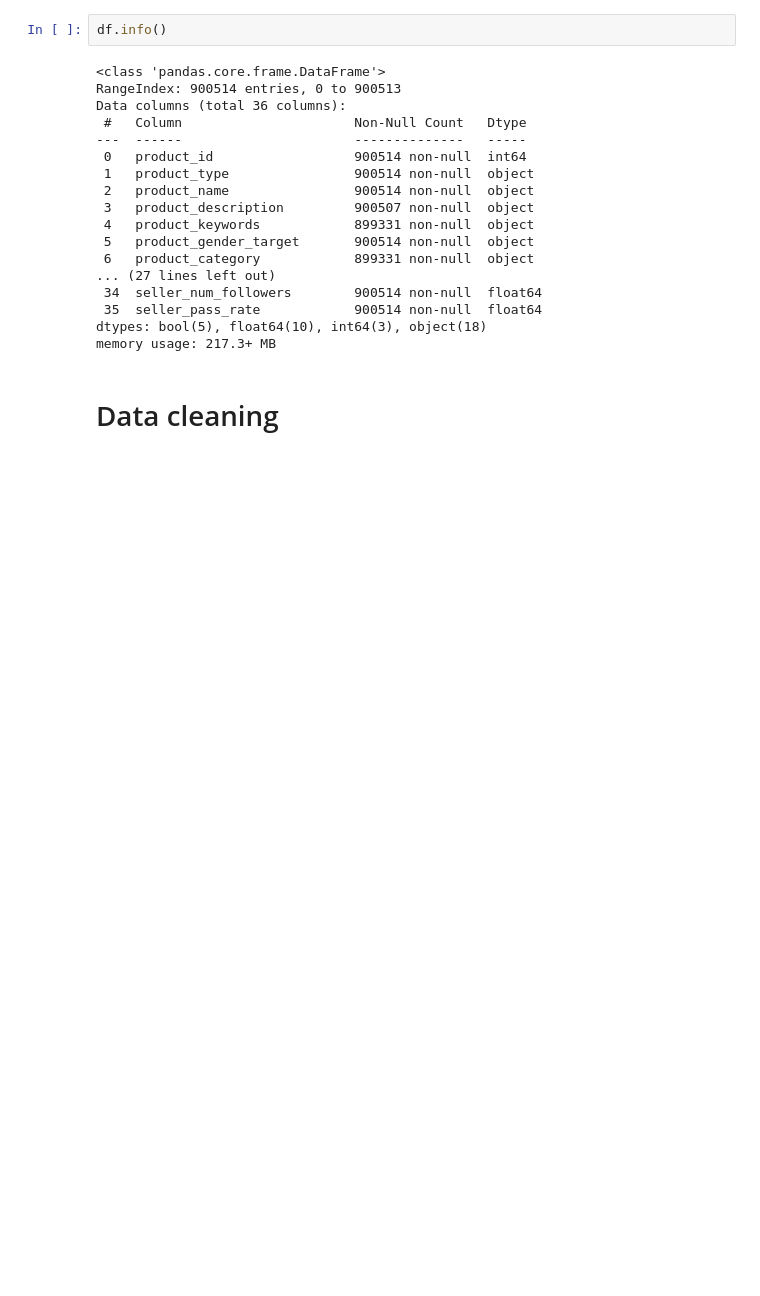
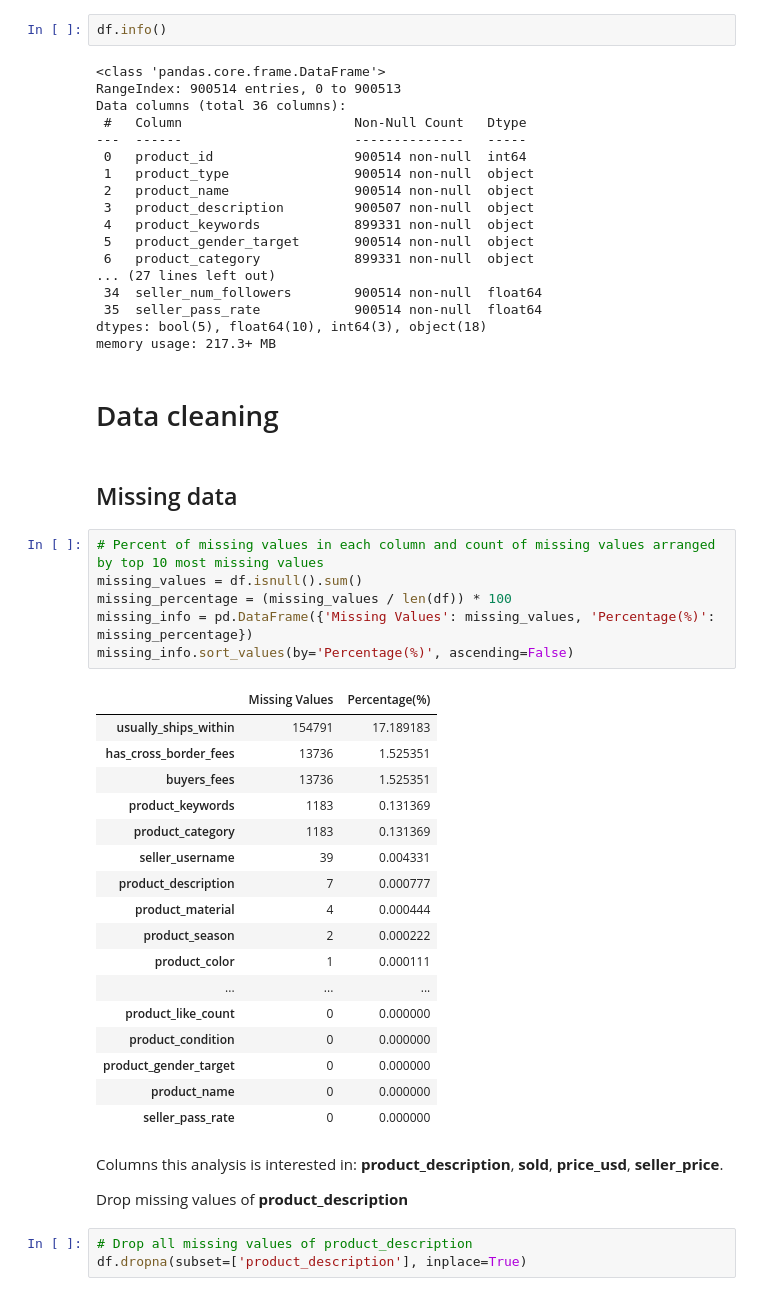
Before and after one commit to McGill-MMA-EnterpriseAnalytics/VestiaireCollective_Demand_Forecasting_ML-Flow, a Jupyter notebook: project_ml_flow copy/notebooks/Seller_Analysis_V2.ipynb, the cells around one changed output. Drawn from its saved outputs; the diff is of its cells as text; blank space fills up the shorter version.

```diff
--- a/project_ml_flow copy/notebooks/Seller_Analysis_V2.ipynb
+++ b/project_ml_flow copy/notebooks/Seller_Analysis_V2.ipynb
@@ -64,3 +68,36 @@ dtypes: bool(5), float64(10), int64(3), object(18)
 memory usage: 217.3+ MB
 # %% [markdown]
 # Data cleaning
+# %% [markdown]
+## Missing data
+# %%
+# Percent of missing values in each column and count of missing values arranged by top 10 most missing values
+missing_values = df.isnull().sum()
+missing_percentage = (missing_values / len(df)) * 100
+missing_info = pd.DataFrame({'Missing Values': missing_values, 'Percentage(%)': missing_percentage})
+missing_info.sort_values(by='Percentage(%)', ascending=False)
+# %% [output]
+|  | Missing Values | Percentage(%) |
+| usually_ships_within | 154791 | 17.189183 |
+| has_cross_border_fees | 13736 | 1.525351 |
+| buyers_fees | 13736 | 1.525351 |
+| product_keywords | 1183 | 0.131369 |
+| product_category | 1183 | 0.131369 |
+| seller_username | 39 | 0.004331 |
+| product_description | 7 | 0.000777 |
+| product_material | 4 | 0.000444 |
+| product_season | 2 | 0.000222 |
+| product_color | 1 | 0.000111 |
+| ... | ... | ... |
+| product_like_count | 0 | 0.000000 |
+| product_condition | 0 | 0.000000 |
+| product_gender_target | 0 | 0.000000 |
+| product_name | 0 | 0.000000 |
+| seller_pass_rate | 0 | 0.000000 |
+# %% [markdown]
+Columns this analysis is interested in: **product_description**, **sold**, **price_usd**, **seller_price**.
+
+Drop missing values of **product_description**
+# %%
+# Drop all missing values of product_description
+df.dropna(subset=['product_description'], inplace=True)
```
Also changed, not shown: parts of 14 cells of this notebook.
